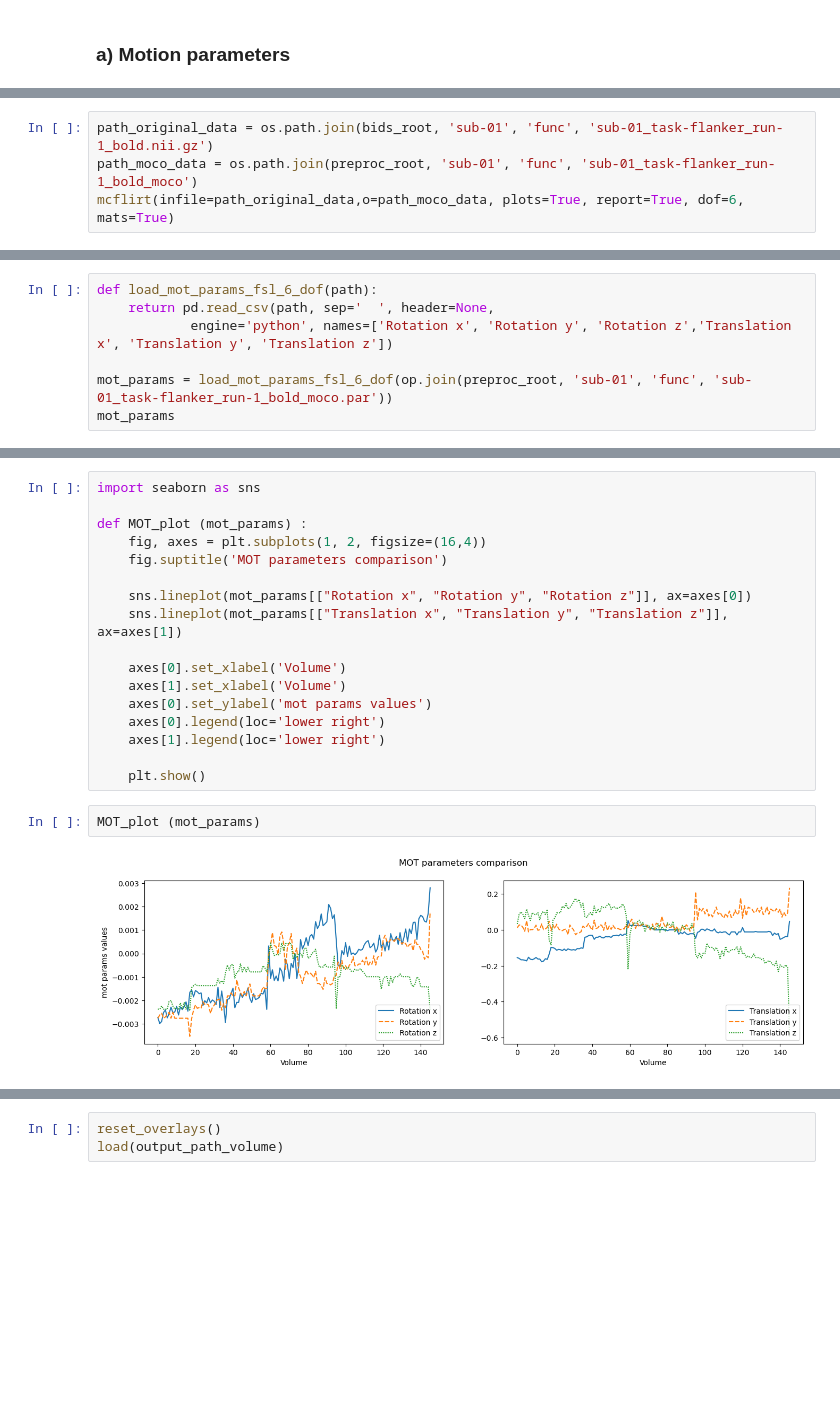
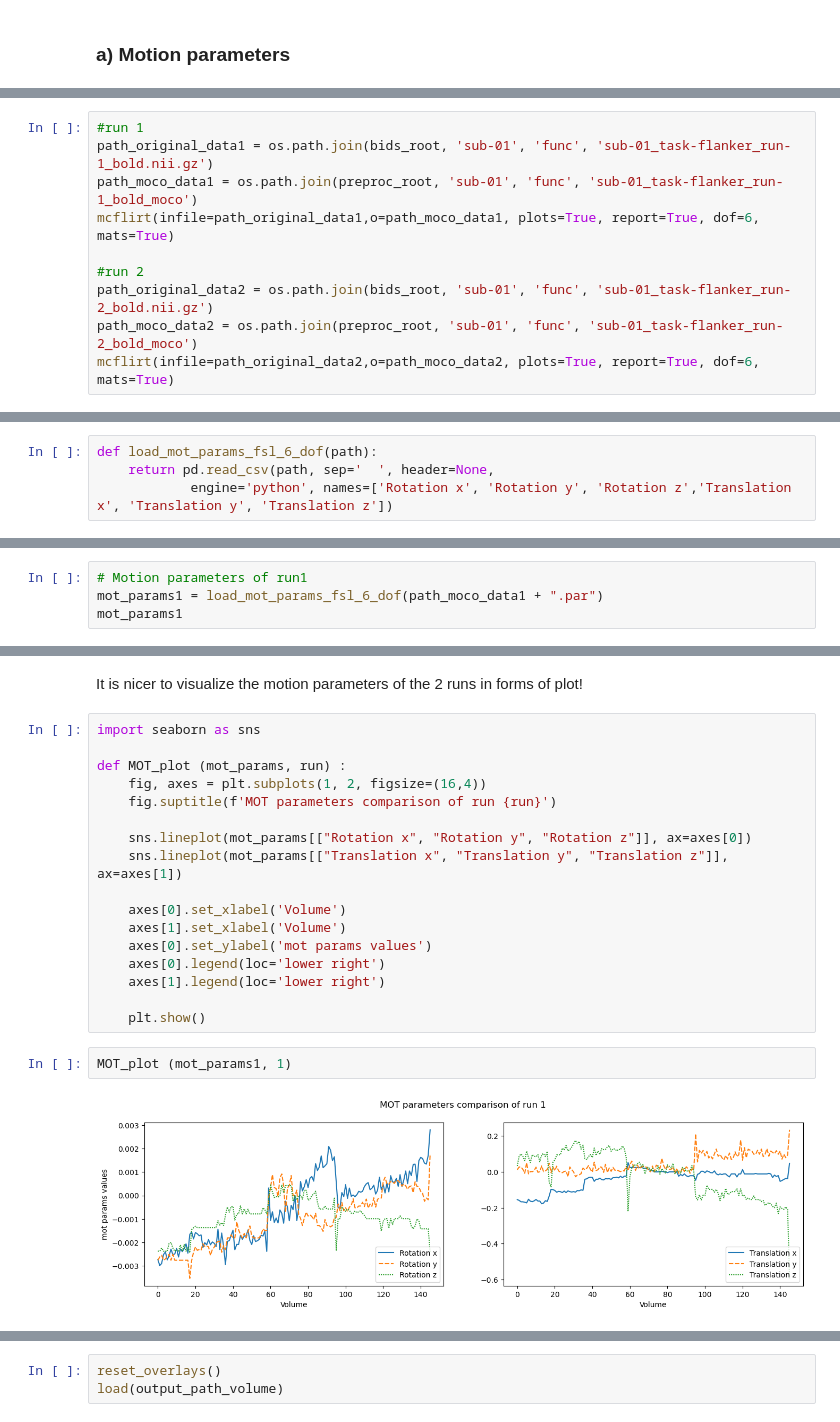
Before and after one commit to claireFriedrich/NSSP, a Jupyter notebook: MiniProject1.ipynb, the cells around one changed output, grey strips where cells are left out. Drawn from its saved outputs; the diff is of its cells as text; blank space fills up the shorter version.

```diff
--- a/MiniProject1.ipynb
+++ b/MiniProject1.ipynb
@@ -235,7 +257,13 @@ We that by setting a higher fractional intensity threshold, a more restricted re
 # %%
-path_original_data = os.path.join(bids_root, 'sub-01', 'func', 'sub-01_task-flanker_run-1_bold.nii.gz')
-path_moco_data = os.path.join(preproc_root, 'sub-01', 'func', 'sub-01_task-flanker_run-1_bold_moco')
-mcflirt(infile=path_original_data,o=path_moco_data, plots=True, report=True, dof=6, mats=True)
+#run 1
+path_original_data1 = os.path.join(bids_root, 'sub-01', 'func', 'sub-01_task-flanker_run-1_bold.nii.gz')
+path_moco_data1 = os.path.join(preproc_root, 'sub-01', 'func', 'sub-01_task-flanker_run-1_bold_moco')
+mcflirt(infile=path_original_data1,o=path_moco_data1, plots=True, report=True, dof=6, mats=True)
+
+#run 2
+path_original_data2 = os.path.join(bids_root, 'sub-01', 'func', 'sub-01_task-flanker_run-2_bold.nii.gz')
+path_moco_data2 = os.path.join(preproc_root, 'sub-01', 'func', 'sub-01_task-flanker_run-2_bold_moco')
+mcflirt(infile=path_original_data2,o=path_moco_data2, plots=True, report=True, dof=6, mats=True)
 # %% [output]
 Processed data will be saved as /home/challier/Desktop/MyFiles/My_Documents/NSSP/dataset/ds000102/derivatives/preprocessed_data/sub-01/func/sub-01_task-flanker_run-1_bold_moco
 
@@ -264,6 +324,3 @@ Image(sub-01_task-flanker_run-1_bold_moco, /home/challier/Desktop/MyFiles/My_Doc
 def load_mot_params_fsl_6_dof(path):
     return pd.read_csv(path, sep='  ', header=None,
             engine='python', names=['Rotation x', 'Rotation y', 'Rotation z','Translation x', 'Translation y', 'Translation z'])
-
-mot_params = load_mot_params_fsl_6_dof(op.join(preproc_root, 'sub-01', 'func', 'sub-01_task-flanker_run-1_bold_moco.par'))
-mot_params
@@ -283,0 +327,4 @@ mot_params
+# %%
+# Motion parameters of run1
+mot_params1 = load_mot_params_fsl_6_dof(path_moco_data1 + ".par")
+mot_params1
@@ -284,9 +363,11 @@ mot_params
+# %% [markdown]
+It is nicer to visualize the motion parameters of the 2 runs in forms of plot!
 # %%
 import seaborn as sns
 
-def MOT_plot (mot_params) :
+def MOT_plot (mot_params, run) :
     fig, axes = plt.subplots(1, 2, figsize=(16,4))
-    fig.suptitle('MOT parameters comparison')
+    fig.suptitle(f'MOT parameters comparison of run {run}')
 
     sns.lineplot(mot_params[["Rotation x", "Rotation y", "Rotation z"]], ax=axes[0])
     sns.lineplot(mot_params[["Translation x", "Translation y", "Translation z"]], ax=axes[1])
@@ -299,6 +380,6 @@ def MOT_plot (mot_params) :
 
     plt.show()
 # %%
-MOT_plot (mot_params)
+MOT_plot (mot_params1, 1)
 # %% [output]
-[figure, old version]
+[figure, new version]
```
Also changed, not shown: parts of 63 cells of this notebook.
